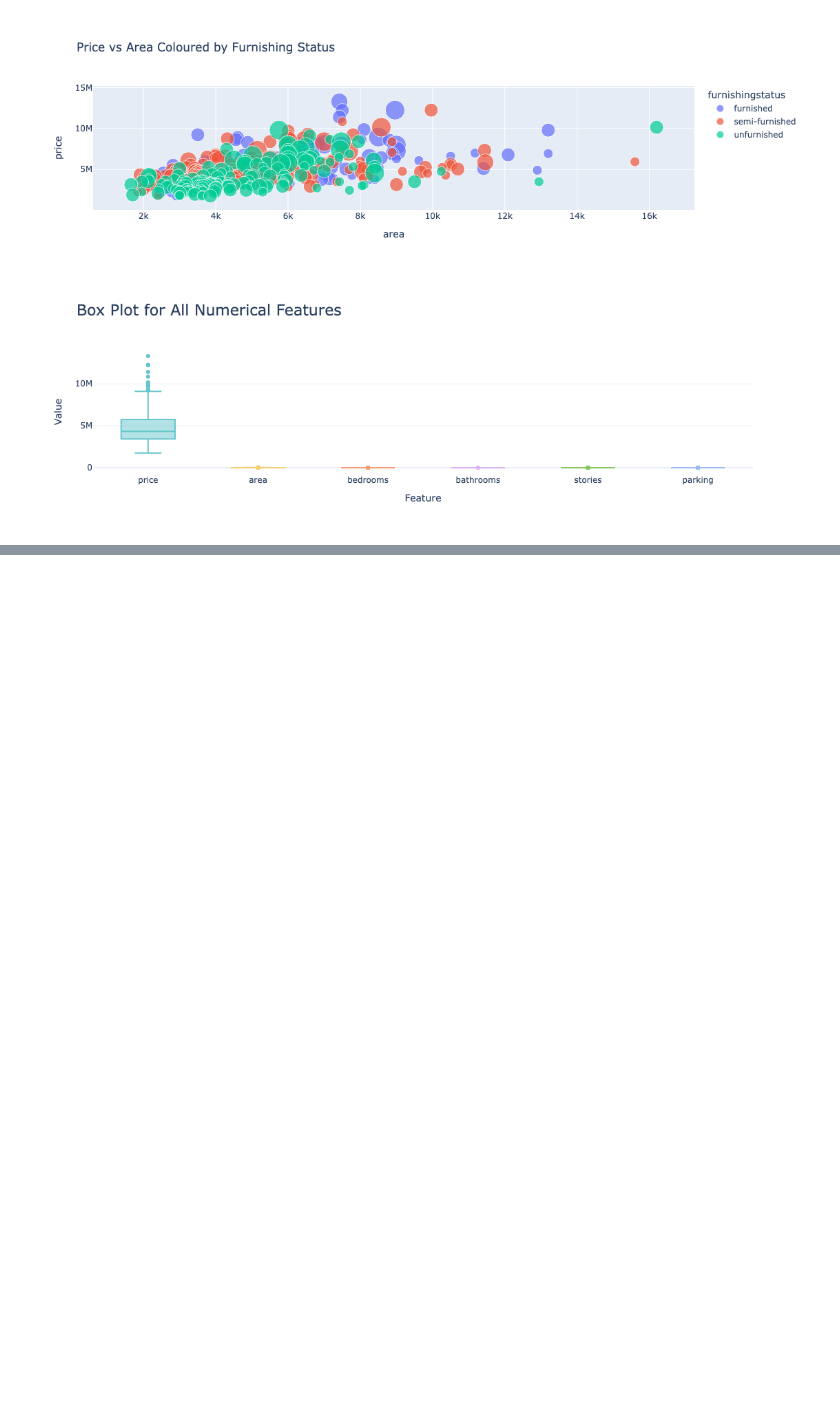
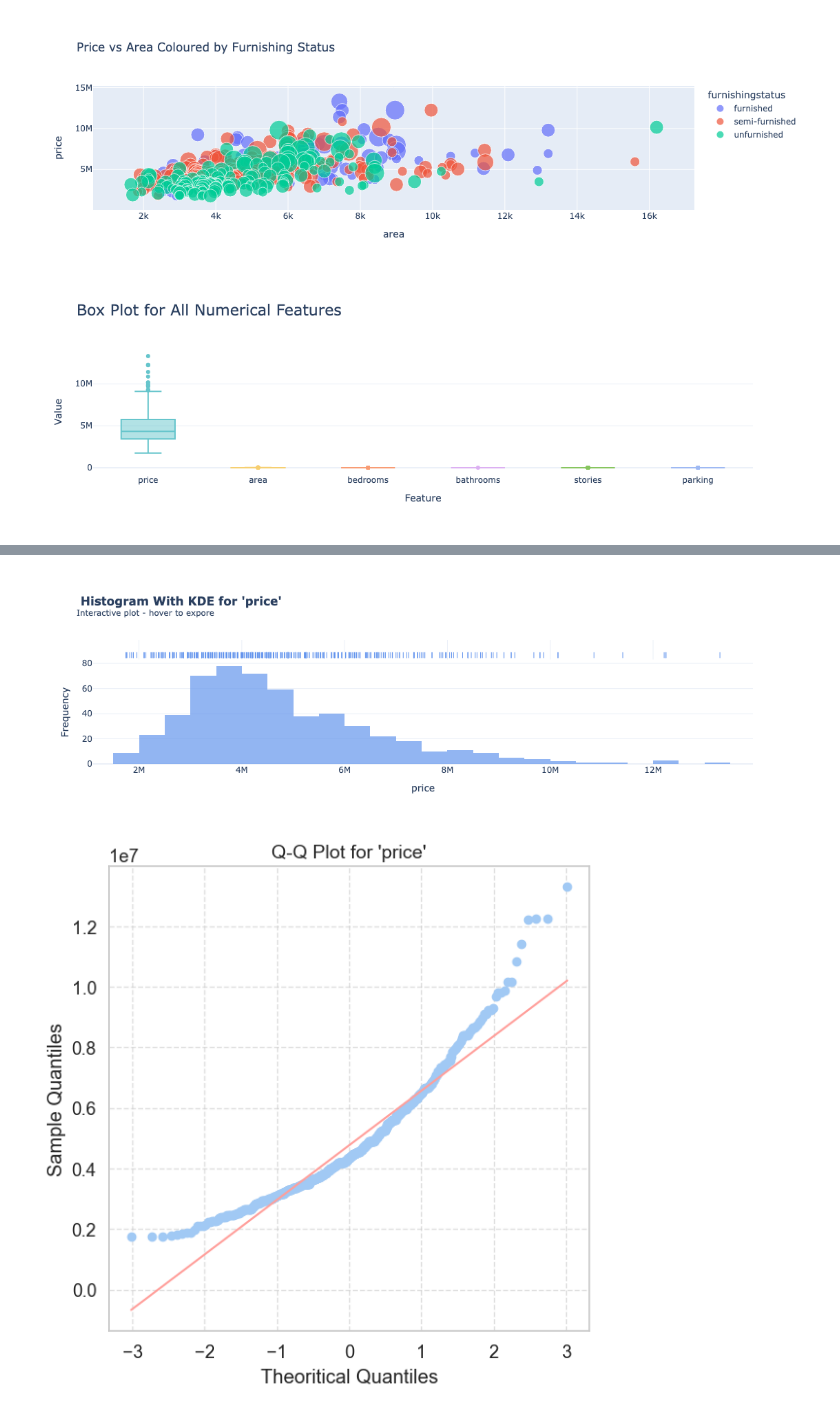
Before and after one commit to Pankaj-2245/Machine-Learning, a Jupyter notebook: house_price_pridiction.ipynb, the cells around one changed output, grey strips where cells are left out. Drawn from its saved outputs; the diff is of its cells as text; code cells hidden in the pictures; blank space fills up the shorter version.

```diff
--- a/house_price_pridiction.ipynb
+++ b/house_price_pridiction.ipynb
@@ -192,0 +244,80 @@ fig.show()
+# %%
+#function to check if column has outliers using IQR
+
+def has_outliers(series):
+    Q1 = series.quantile(0.25)
+    Q3 = series.quantile(0.75)
+    IQR = Q3 - Q1
+    lower = Q1 - 1.5 * IQR
+    upper = Q3 + 1.5 * IQR
+    return ((series<lower) | (series>upper)).any()
+
+#function to run statistical normality tests
+def normality_tests(series):
+    results = {}
+
+    #Shapiro-Wilk Test
+    shapiro_test, shapiro_p = stats.shapiro(series)
+    results['Shapiro-Wilk']= (shapiro_p, 'Normal' if shapiro_p> 0.05 else 'Not Normal')
+
+    #D'Agostino and Pearson's K^2 Test
+    dagostino_stat, dagostino_p = stats.normaltest(series)
+    results["D'Agostino K^2"] = (dagostino_p, 'Normal' if dagostino_p>0.05 else 'Not Normal')
+
+    #Anderson-Darling Test
+    ad_result = stats.anderson(series, dist = 'norm')
+    ad_stat = ad_result.statistic
+    ad_crit_5 = ad_result.critical_values[2] #5% level
+    ad_interpretation = 'Normal' if ad_stat<ad_crit_5 else 'Not Normal'
+    results["Anderson-Darling"] = (f"stat={ad_stat:.3f}<crit= {ad_crit_5:.3f}", ad_interpretation)
+
+    return results
+
+
+#final function: Plot histogram with KDE (Plotly)+ Q-Q plot(matplotlib)+ printtest results
+def analyze_column(df,column):
+    data = df[column].dropna()
+
+    #Run normality tests
+    results = normality_tests(data)
+
+    #--------------Plotly Histogram + KDE --------------------------------
+    fig = px.histogram(data, x = column, marginal = "rug", nbins = 50, opacity = 0.7,
+                       title= f"<b> Histogram With KDE for '{column}'</b> <br><sup>Interactive plot - hover to expore</sup>" ,
+                       template = "plotly_white", histnorm = None)
+    fig.update_traces(marker_color='cornflowerblue')
+    fig.update_layout(
+        xaxis_title = column,
+        yaxis_title = "Frequency",
+        showlegend = False
+    )
+    fig.show()
+
+    #-------Q-Q plot using Matplotlib --------------------
+    plt.figure(figsize = (6,6))
+    stats.probplot(data, dist = "norm", plot = plt)
+    plt.title (f"Q-Q Plot for '{column}'", fontsize = 14)
+    plt.xlabel("Theoritical Quantiles")
+    plt.ylabel("Sample Quantiles")
+    plt.grid(True, linestyle = '--', alpha = 0.6)
+    plt.tight_layout()
+    plt.show()
+
+    #-----------Show Results--------------
+    print(f"\n Normality Tests for '{column}':\n")
+    for test, (result, interp) in results.items():
+        print(f" .{test}: {result}->{interp}")
+    print("\n Interpretation:")
+    print(" - p > 0.05 -> Data is likely Normal ")
+    print(" - p <= 0.05 -> Data is NOT Normal ")
+    print(" - For Anderson-Darling, if test statistic < critical value at 5%, then Normal ")
+
+#Detect outlier columns
+outlier_cols = [col for col in numeric_cols if has_outliers(df[col])]
+
+#Run analysis for each column with outliers
+for col in outlier_cols:
+    analyze_column(df, col)
+# %% [output]
+[figure, added]
+[figure, added]
```
Also changed, not shown: parts of 15 cells of this notebook, 2 other files.
